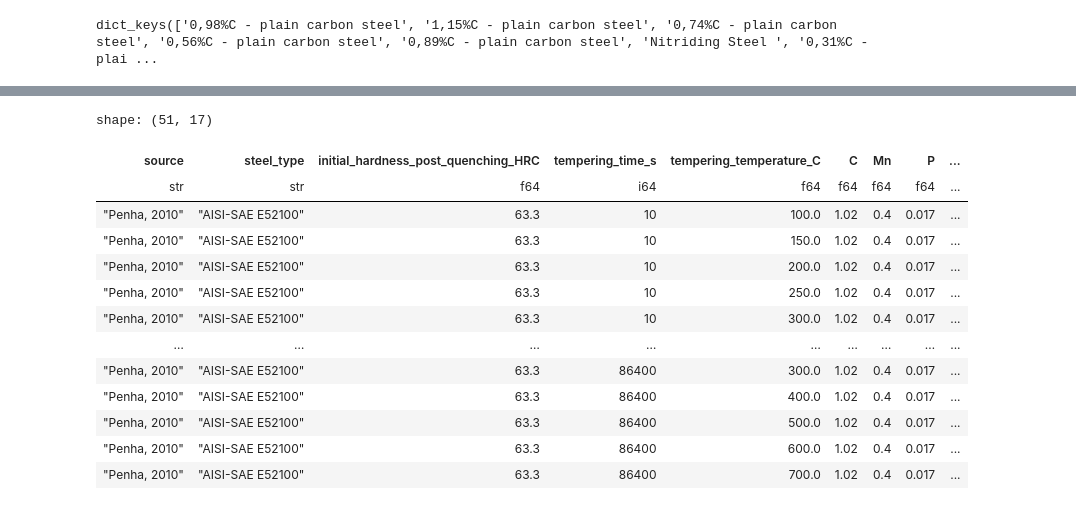
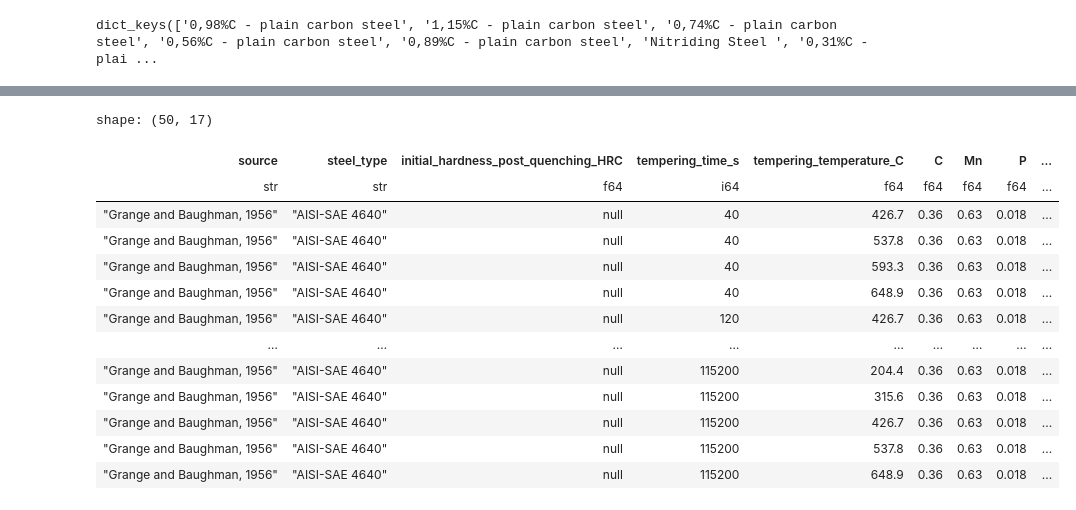
Before and after one commit to Nate-Sheibley/Mild-Steel-Tempering, a Jupyter notebook: 1-exploration_and_cleaning.ipynb, the cells around one changed output, grey strips where cells are left out. Cells and saved outputs as stored; diff of their text form; code cells hidden in the pictures.

```diff
--- a/1-exploration_and_cleaning.ipynb
+++ b/1-exploration_and_cleaning.ipynb
@@ -290,19 +307,19 @@ shape: (147, 2)
 path_save_searchable = cwd / 'resources' / 'searchable_steels.csv'
 pl.DataFrame(series_searchable_steel).write_csv(path_save_searchable)
 # %%
-df_clean.filter(pl.col('steel_type').str.contains('52100'))
+df_clean.filter(pl.col('steel_type').str.contains('4640'))
 # %% [output]
-shape: (51, 17)
+shape: (50, 17)
 | source | steel_type | initial_hardness_post_quenching_HRC | tempering_time_s | tempering_temperature_C | C | Mn | P | ... |
 | str | str | f64 | i64 | f64 | f64 | f64 | f64 | ... |
-| "Penha, 2010" | "AISI-SAE E52100" | 63.3 | 10 | 100.0 | 1.02 | 0.4 | 0.017 | ... |
-| "Penha, 2010" | "AISI-SAE E52100" | 63.3 | 10 | 150.0 | 1.02 | 0.4 | 0.017 | ... |
-| "Penha, 2010" | "AISI-SAE E52100" | 63.3 | 10 | 200.0 | 1.02 | 0.4 | 0.017 | ... |
-| "Penha, 2010" | "AISI-SAE E52100" | 63.3 | 10 | 250.0 | 1.02 | 0.4 | 0.017 | ... |
-| "Penha, 2010" | "AISI-SAE E52100" | 63.3 | 10 | 300.0 | 1.02 | 0.4 | 0.017 | ... |
+| "Grange and Baughman, 1956" | "AISI-SAE 4640" | null | 40 | 426.7 | 0.36 | 0.63 | 0.018 | ... |
+| "Grange and Baughman, 1956" | "AISI-SAE 4640" | null | 40 | 537.8 | 0.36 | 0.63 | 0.018 | ... |
+| "Grange and Baughman, 1956" | "AISI-SAE 4640" | null | 40 | 593.3 | 0.36 | 0.63 | 0.018 | ... |
+| "Grange and Baughman, 1956" | "AISI-SAE 4640" | null | 40 | 648.9 | 0.36 | 0.63 | 0.018 | ... |
+| "Grange and Baughman, 1956" | "AISI-SAE 4640" | null | 120 | 426.7 | 0.36 | 0.63 | 0.018 | ... |
 | … | … | … | … | … | … | … | … | ... |
-| "Penha, 2010" | "AISI-SAE E52100" | 63.3 | 86400 | 300.0 | 1.02 | 0.4 | 0.017 | ... |
-| "Penha, 2010" | "AISI-SAE E52100" | 63.3 | 86400 | 400.0 | 1.02 | 0.4 | 0.017 | ... |
-| "Penha, 2010" | "AISI-SAE E52100" | 63.3 | 86400 | 500.0 | 1.02 | 0.4 | 0.017 | ... |
-| "Penha, 2010" | "AISI-SAE E52100" | 63.3 | 86400 | 600.0 | 1.02 | 0.4 | 0.017 | ... |
-| "Penha, 2010" | "AISI-SAE E52100" | 63.3 | 86400 | 700.0 | 1.02 | 0.4 | 0.017 | ... |
+| "Grange and Baughman, 1956" | "AISI-SAE 4640" | null | 115200 | 204.4 | 0.36 | 0.63 | 0.018 | ... |
+| "Grange and Baughman, 1956" | "AISI-SAE 4640" | null | 115200 | 315.6 | 0.36 | 0.63 | 0.018 | ... |
+| "Grange and Baughman, 1956" | "AISI-SAE 4640" | null | 115200 | 426.7 | 0.36 | 0.63 | 0.018 | ... |
+| "Grange and Baughman, 1956" | "AISI-SAE 4640" | null | 115200 | 537.8 | 0.36 | 0.63 | 0.018 | ... |
+| "Grange and Baughman, 1956" | "AISI-SAE 4640" | null | 115200 | 648.9 | 0.36 | 0.63 | 0.018 | ... |
```
Also changed, not shown: parts of 6 cells of this notebook, 3 other files.
